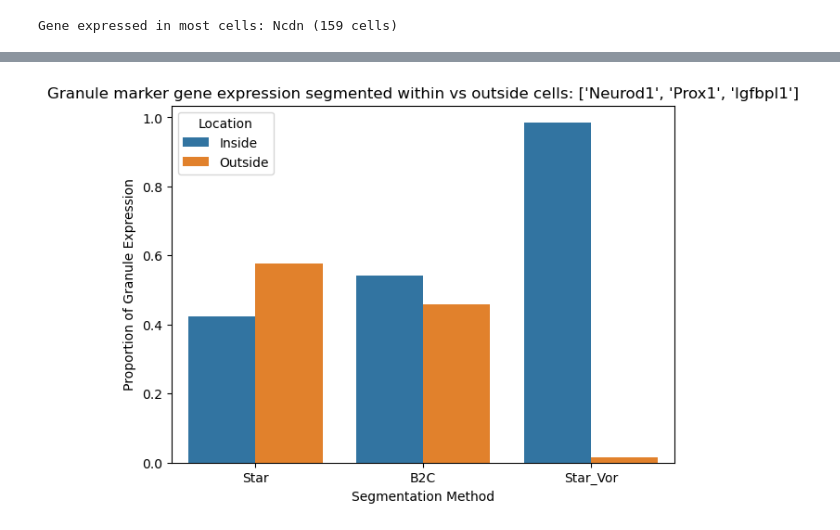
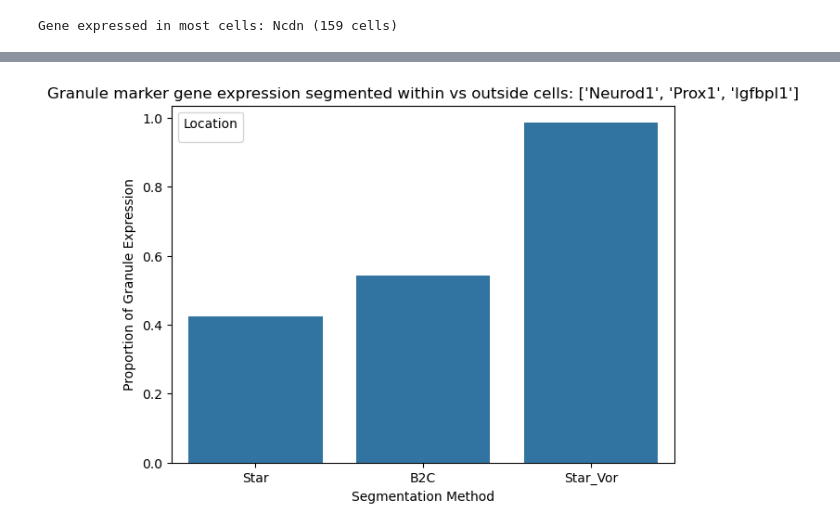
Before and after one commit to clementlab/cell_segmentation_in_sST, a Jupyter notebook: analysis/figures/goblet_nuc_localization.ipynb, the cells around one changed output, grey strips where cells are left out. Drawn from its saved outputs; the diff is of its cells as text; code cells hidden in the pictures.

```diff
--- a/analysis/figures/goblet_nuc_localization.ipynb
+++ b/analysis/figures/goblet_nuc_localization.ipynb
@@ -561,21 +560,19 @@ df_all = pd.concat([df_star, df_b2c, df_star_vor], ignore_index=True)
+# %%
+df_prop_in = df_all[df_all['Location'] == 'Inside']
 # %%
-import seaborn as sns
-import matplotlib.pyplot as plt
 
 fig, ax = plt.subplots(figsize=(7,5))
 
 sns.barplot(
     x='Polygon_Type',
     y='Proportion',
-    hue='Location',
-    data=df_all,
-    palette=['#1f77b4', '#ff7f0e']
+    data=df_prop_in,
 )
 ax.set_xlabel('Segmentation Method')
 ax.set_ylabel('Proportion of Granule Expression')
 ax.set_title(f'Granule marker gene expression segmented within vs outside cells: {top_granule_genes}')
 plt.legend(title='Location')
 plt.savefig('cell_type_fig/granule_gene_expression_proportion_barplot.pdf', dpi=300, bbox_inches='tight')
 plt.show()
 # %% [output]
-[figure, old version]
+[figure, new version]
```
Also changed, not shown: parts of 10 cells of this notebook, 10 other files.
